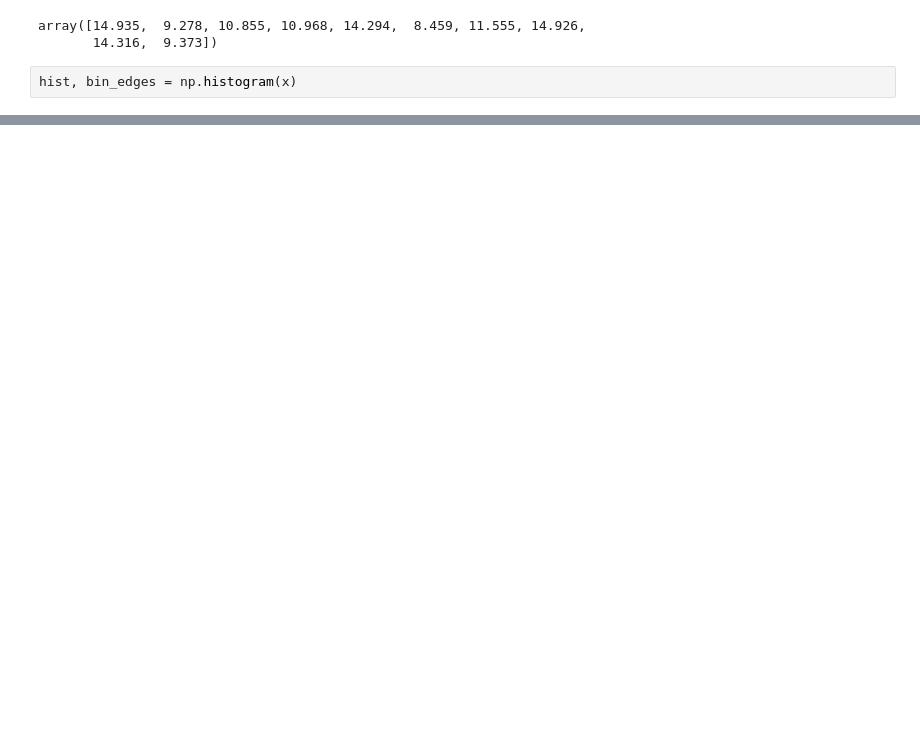
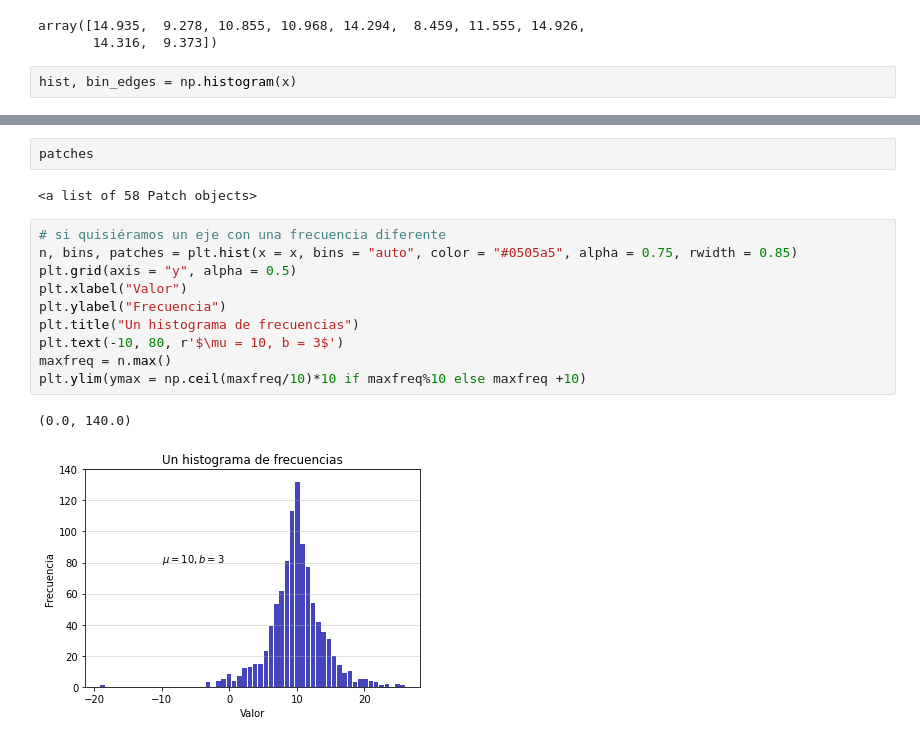
Before and after one commit to ViRoTex/Exercises-Statistics-R-and-Python, a Jupyter notebook: 09_Histogramas_Python.ipynb, the cells around one changed output, grey strips where cells are left out. Cells and saved outputs as stored; diff of their text form; blank space fills up the shorter version.

```diff
--- a/09_Histogramas_Python.ipynb
+++ b/09_Histogramas_Python.ipynb
@@ -317,0 +408,17 @@ array([  1,   0,   0,   8,  48, 194, 542, 167,  31,   9])
+# %%
+patches
+# %% [output]
+<a list of 58 Patch objects>
+# %%
+# si quisiéramos un eje con una frecuencia diferente
+n, bins, patches = plt.hist(x = x, bins = "auto", color = "#0505a5", alpha = 0.75, rwidth = 0.85)
+plt.grid(axis = "y", alpha = 0.5)
+plt.xlabel("Valor")
+plt.ylabel("Frecuencia")
+plt.title("Un histograma de frecuencias")
+plt.text(-10, 80, r'$\mu = 10, b = 3$')
+maxfreq = n.max()
+plt.ylim(ymax = np.ceil(maxfreq/10)*10 if maxfreq%10 else maxfreq +10)
+# %% [output]
+(0.0, 140.0)
+[figure, added]
```
Also changed, not shown: parts of 51 cells of this notebook.
